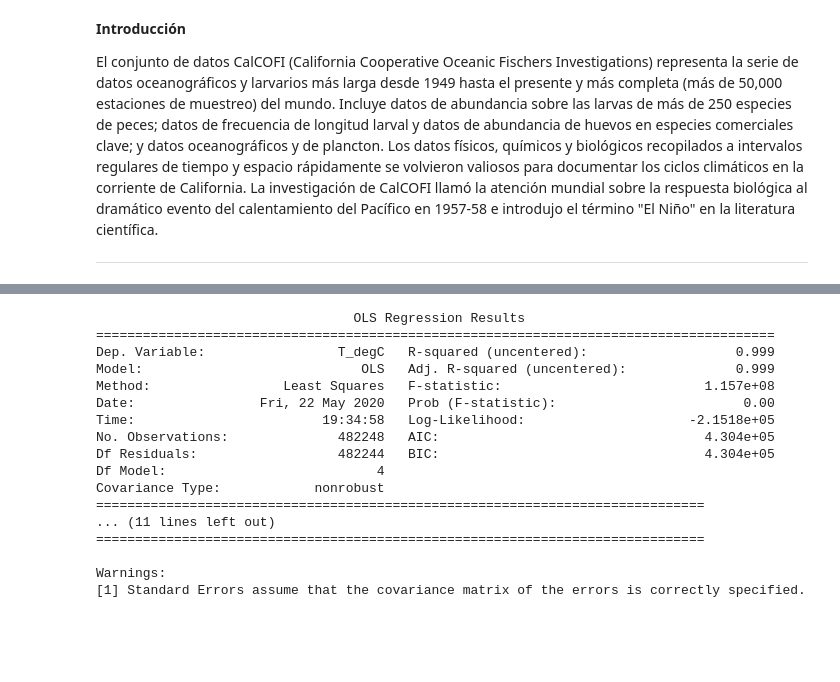
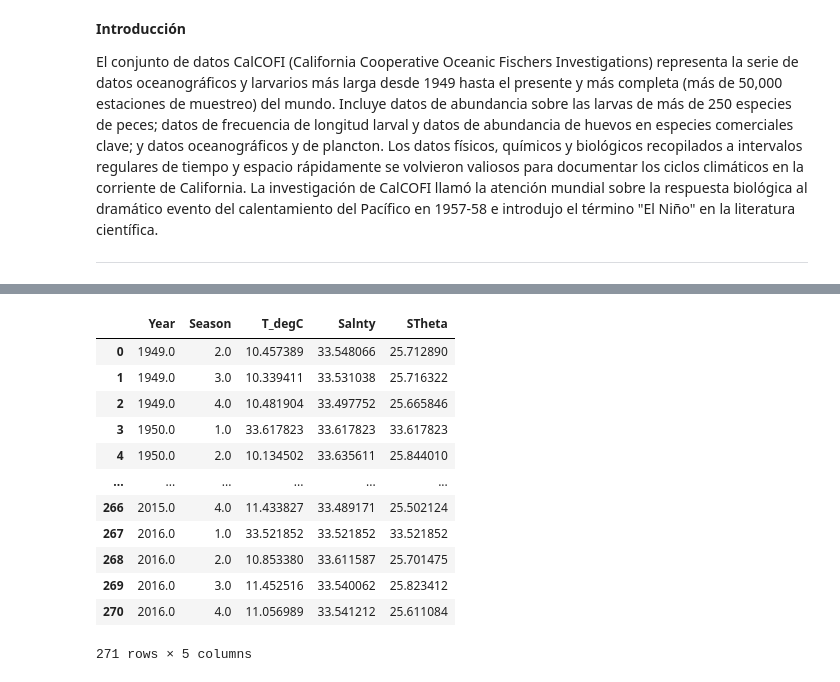
Before and after one commit to Lmdela/Trabajo-de-Mineria-de-Datos, a Jupyter notebook: Redes_LSTM.ipynb, the cells around one changed output, grey strips where cells are left out. Cells and saved outputs as stored; diff of their text form; code cells hidden in the pictures; blank space fills up the shorter version.

```diff
--- a/Redes_LSTM.ipynb
+++ b/Redes_LSTM.ipynb
@@ -247,22 +75,18 @@ sb.pairplot(data,height=1,vars=["T_degC","Depthm","Salnty","STheta","O2ml_L"],ki
-# %%
-model = sm.OLS(data.T_degC,pd.concat([data.Depthm,data.Salnty,data.STheta,data.O2ml_L], axis=1))
-results=model.fit()
-print(results.summary())
-# %% [output]
-                                 OLS Regression Results
-=======================================================================================
-Dep. Variable:                 T_degC   R-squared (uncentered):                   0.999
-Model:                            OLS   Adj. R-squared (uncentered):              0.999
-Method:                 Least Squares   F-statistic:                          1.157e+08
-Date:                Fri, 22 May 2020   Prob (F-statistic):                        0.00
-Time:                        19:34:58   Log-Likelihood:                     -2.1518e+05
-No. Observations:              482248   AIC:                                  4.304e+05
-Df Residuals:                  482244   BIC:                                  4.304e+05
-Df Model:                           4
-Covariance Type:            nonrobust
-==============================================================================
-... (11 lines left out)
-==============================================================================
-
-Warnings:
-[1] Standard Errors assume that the covariance matrix of the errors is correctly specified.
+# %%
+middata = pd.read_csv(r"mid.csv", sep=(","), engine="python")
+pd.set_option('display.max_rows', 10)
+middata
+# %% [output]
+|  | Year | Season | T_degC | Salnty | STheta |
+| 0 | 1949.0 | 2.0 | 10.457389 | 33.548066 | 25.712890 |
+| 1 | 1949.0 | 3.0 | 10.339411 | 33.531038 | 25.716322 |
+| 2 | 1949.0 | 4.0 | 10.481904 | 33.497752 | 25.665846 |
+| 3 | 1950.0 | 1.0 | 33.617823 | 33.617823 | 33.617823 |
+| 4 | 1950.0 | 2.0 | 10.134502 | 33.635611 | 25.844010 |
+| ... | ... | ... | ... | ... | ... |
+| 266 | 2015.0 | 4.0 | 11.433827 | 33.489171 | 25.502124 |
+| 267 | 2016.0 | 1.0 | 33.521852 | 33.521852 | 33.521852 |
+| 268 | 2016.0 | 2.0 | 10.853380 | 33.611587 | 25.701475 |
+| 269 | 2016.0 | 3.0 | 11.452516 | 33.540062 | 25.823412 |
+| 270 | 2016.0 | 4.0 | 11.056989 | 33.541212 | 25.611084 |
+271 rows × 5 columns
```
Also changed, not shown: parts of 23 cells of this notebook.
